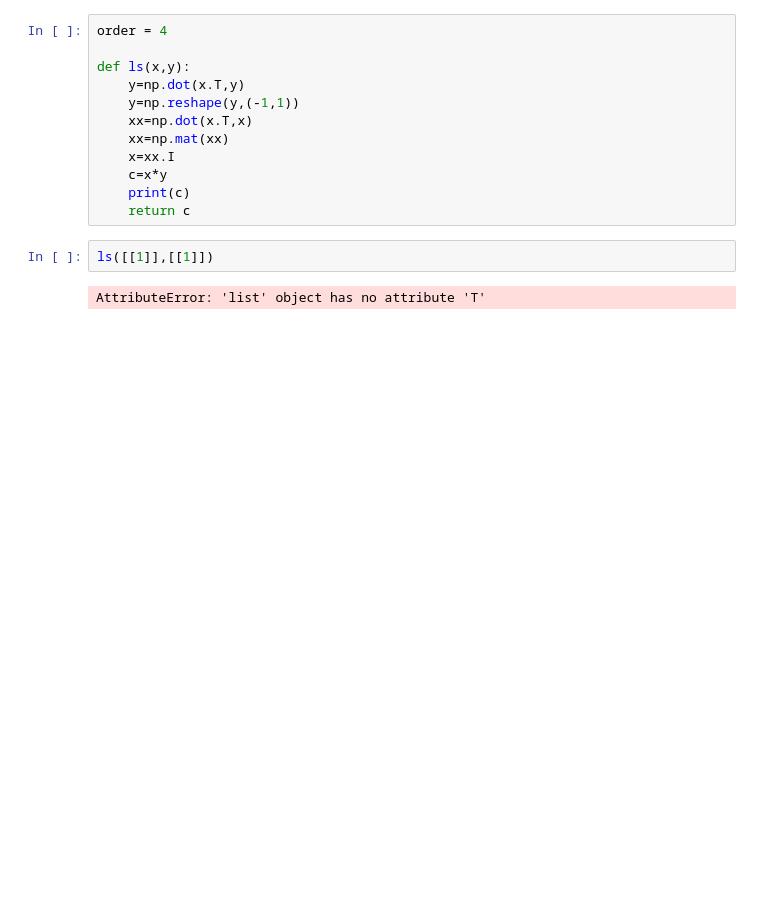
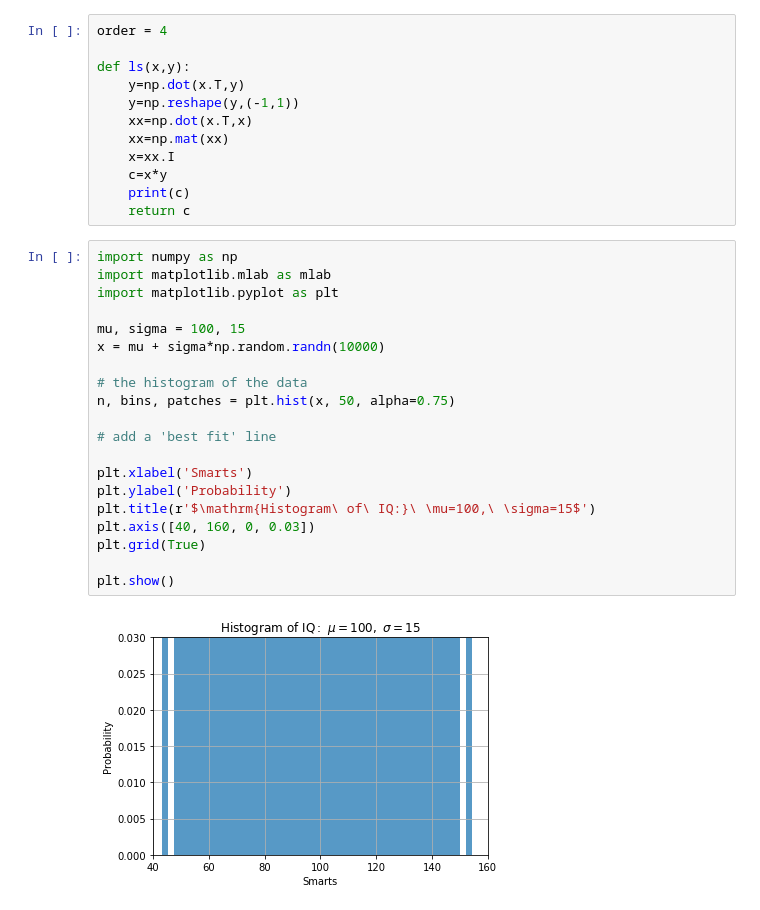
Before and after one commit to shengsli/mlpr, a Jupyter notebook: cw.ipynb, the cells around one changed output. Drawn from its saved outputs; the diff is of its cells as text; blank space fills up the shorter version.

```diff
--- a/cw.ipynb
+++ b/cw.ipynb
@@ -74,7 +94,25 @@ def ls(x,y):
     c=x*y
     print(c)
     return c
-# %%
-ls([[1]],[[1]])
-# %% [output]
-AttributeError: 'list' object has no attribute 'T'
+# %%
+import numpy as np
+import matplotlib.mlab as mlab
+import matplotlib.pyplot as plt
+
+mu, sigma = 100, 15
+x = mu + sigma*np.random.randn(10000)
+
+# the histogram of the data
+n, bins, patches = plt.hist(x, 50, alpha=0.75)
+
+# add a 'best fit' line
+
+plt.xlabel('Smarts')
+plt.ylabel('Probability')
+plt.title(r'$\mathrm{Histogram\ of\ IQ:}\ \mu=100,\ \sigma=15$')
+plt.axis([40, 160, 0, 0.03])
+plt.grid(True)
+
+plt.show()
+# %% [output]
+[figure, added]
```
Also changed, not shown: parts of 5 cells of this notebook.
